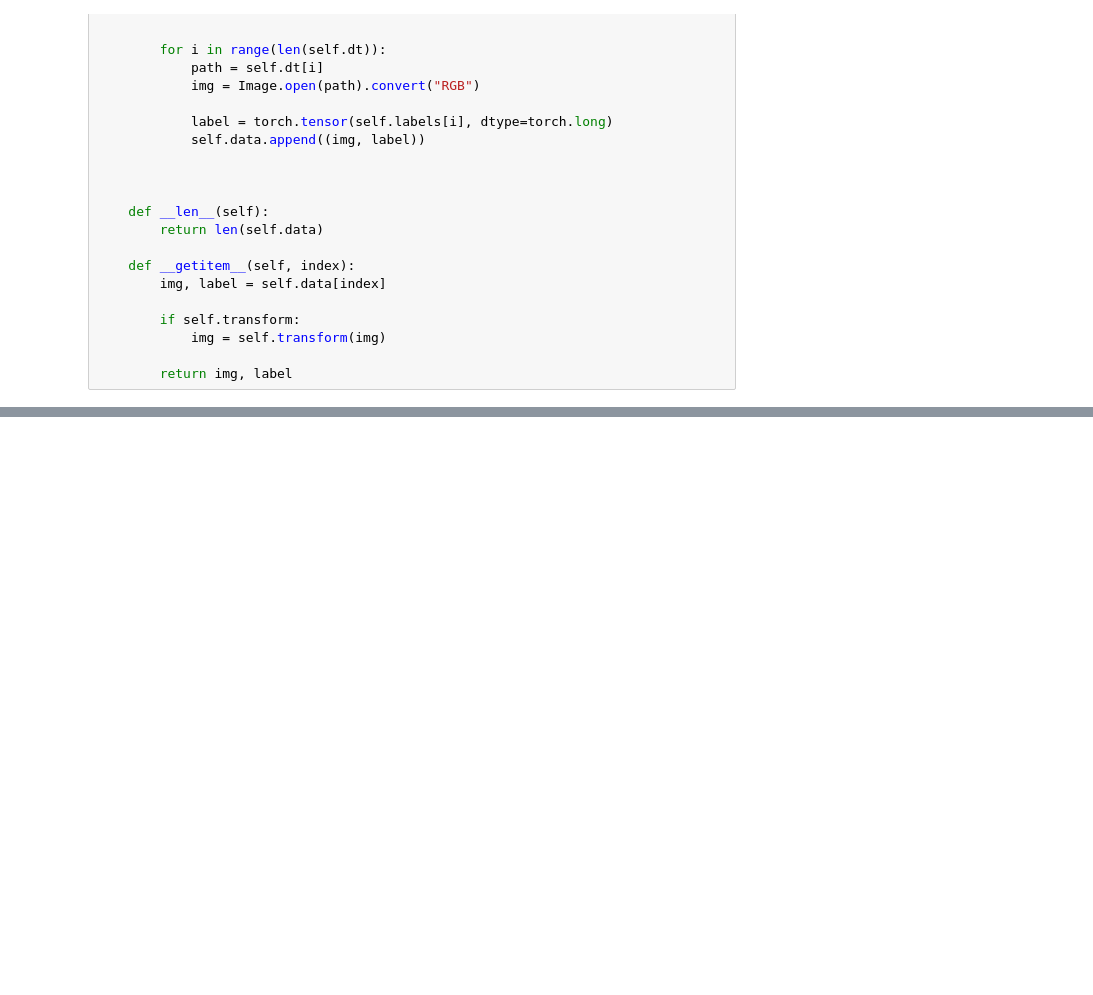
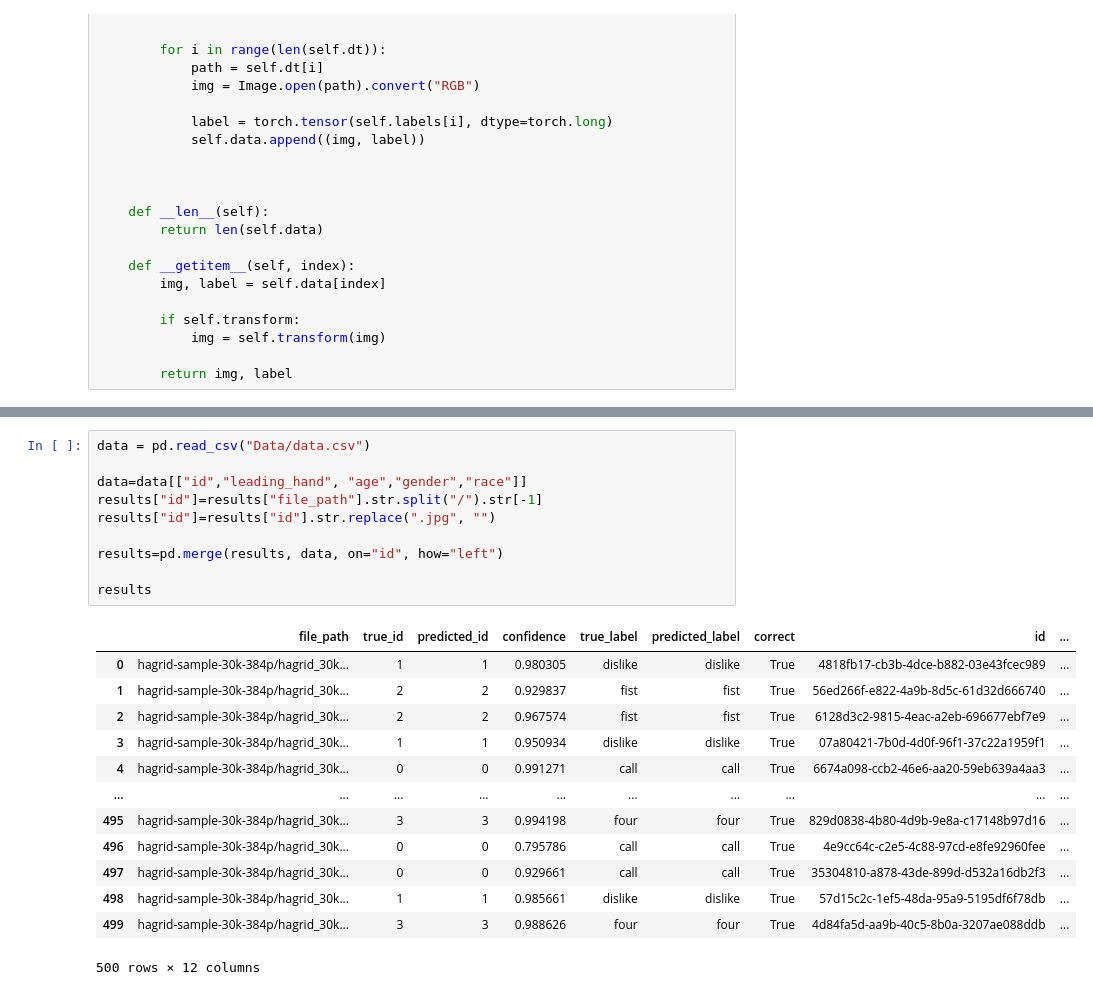
Before and after one commit to JORE95/AI-VIS, a Jupyter notebook: Testing.ipynb, the cells around one changed output, grey strips where cells are left out. Drawn from its saved outputs; the diff is of its cells as text; blank space fills up the shorter version.

```diff
--- a/Testing.ipynb
+++ b/Testing.ipynb
@@ -215,0 +202,24 @@ plt.show()
+# %%
+data = pd.read_csv("Data/data.csv")
+
+data=data[["id","leading_hand", "age","gender","race"]]
+results["id"]=results["file_path"].str.split("/").str[-1]
+results["id"]=results["id"].str.replace(".jpg", "")
+
+results=pd.merge(results, data, on="id", how="left")
+
+results
+# %% [output]
+|  | file_path | true_id | predicted_id | confidence | true_label | predicted_label | correct | id | ... |
+| 0 | hagrid-sample-30k-384p/hagrid_30k... | 1 | 1 | 0.980305 | dislike | dislike | True | 4818fb17-cb3b-4dce-b882-03e43fcec989 | ... |
+| 1 | hagrid-sample-30k-384p/hagrid_30k... | 2 | 2 | 0.929837 | fist | fist | True | 56ed266f-e822-4a9b-8d5c-61d32d666740 | ... |
+| 2 | hagrid-sample-30k-384p/hagrid_30k... | 2 | 2 | 0.967574 | fist | fist | True | 6128d3c2-9815-4eac-a2eb-696677ebf7e9 | ... |
+| 3 | hagrid-sample-30k-384p/hagrid_30k... | 1 | 1 | 0.950934 | dislike | dislike | True | 07a80421-7b0d-4d0f-96f1-37c22a1959f1 | ... |
+| 4 | hagrid-sample-30k-384p/hagrid_30k... | 0 | 0 | 0.991271 | call | call | True | 6674a098-ccb2-46e6-aa20-59eb639a4aa3 | ... |
+| ... | ... | ... | ... | ... | ... | ... | ... | ... | ... |
+| 495 | hagrid-sample-30k-384p/hagrid_30k... | 3 | 3 | 0.994198 | four | four | True | 829d0838-4b80-4d9b-9e8a-c17148b97d16 | ... |
+| 496 | hagrid-sample-30k-384p/hagrid_30k... | 0 | 0 | 0.795786 | call | call | True | 4e9cc64c-c2e5-4c88-97cd-e8fe92960fee | ... |
+| 497 | hagrid-sample-30k-384p/hagrid_30k... | 0 | 0 | 0.929661 | call | call | True | 35304810-a878-43de-899d-d532a16db2f3 | ... |
+| 498 | hagrid-sample-30k-384p/hagrid_30k... | 1 | 1 | 0.985661 | dislike | dislike | True | 57d15c2c-1ef5-48da-95a9-5195df6f78db | ... |
+| 499 | hagrid-sample-30k-384p/hagrid_30k... | 3 | 3 | 0.988626 | four | four | True | 4d84fa5d-aa9b-40c5-8b0a-3207ae088ddb | ... |
+500 rows × 12 columns
```
Also changed, not shown: parts of 7 cells of this notebook, 7 other files.
